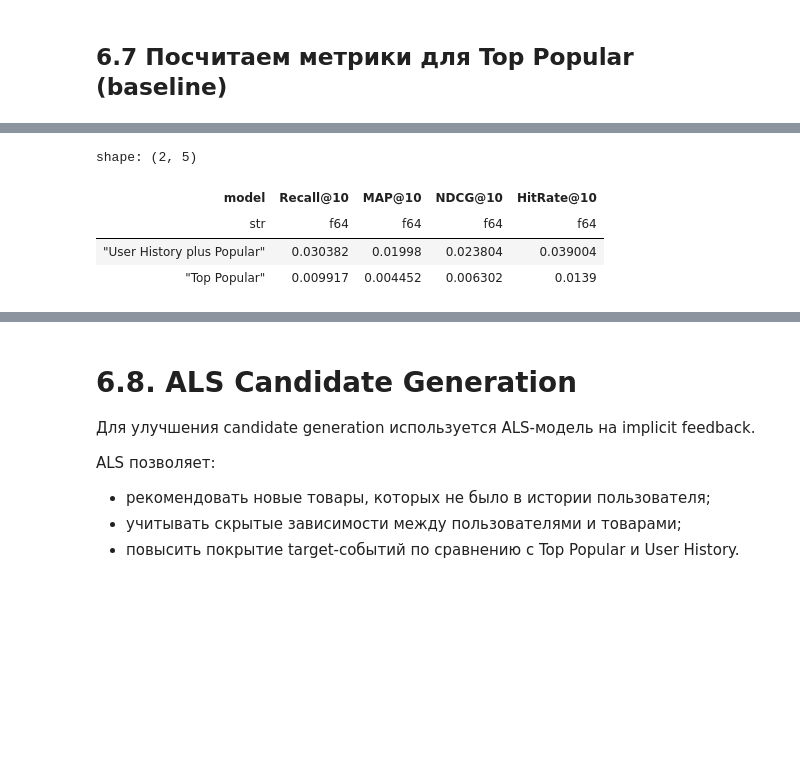
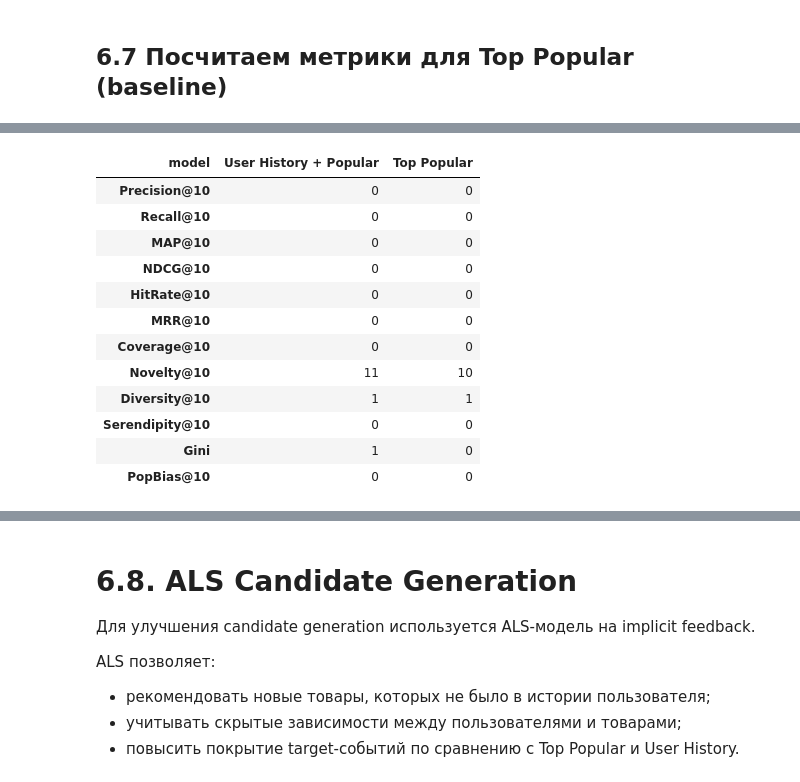
Before and after one commit to Manaam9/ecommerce-recsys, a Jupyter notebook: notebooks/02_modeling.ipynb, the cells around one changed output, grey strips where cells are left out. Saved outputs shown, nothing was run; the diff lists cells and outputs as text; code cells hidden in the pictures; blank space fills up the shorter version.

Commit message:
feat: add full metrics suite (Precision, MRR, Coverage, Novelty, Diversity, Serendipity, Gini, PopBias) to evaluation pipeline

```diff
--- a/notebooks/02_modeling.ipynb
+++ b/notebooks/02_modeling.ipynb
@@ -1338,42 +1559,49 @@ train_user_history_pd = (
     .sort_values(["visitorid", "timestamp_dt"], ascending=[True, False])
 )
 
 user_history_map = (
     train_user_history_pd.groupby("visitorid")["itemid"]
     .apply(lambda x: list(dict.fromkeys(x.tolist())))
     .to_dict()
 )
 
 hist_pop_rows = []
-
 for user_id in valid_user_list:
     history_items = user_history_map.get(user_id, [])
     combined_items = list(dict.fromkeys(history_items + popular_items))
-
     for rank, item_id in enumerate(combined_items[:50], start=1):
         hist_pop_rows.append((user_id, item_id, rank))
 
 hist_pop_predictions_pd = pd.DataFrame(
     hist_pop_rows,
     columns=["visitorid", "itemid", "rank"],
 )
 
 results, hist_pop_metrics = evaluate_and_add_model_result(
     results=results,
-    model_name="User History plus Popular",
+    model_name="User History + Popular",
     actual_df=valid_target,
     pred_df=hist_pop_predictions_pd,
     k=10,
 )
 
+# итоговая таблица — транспонированная для презентации
 comparison_table = build_results_table(results, sort_by="Recall@10")
-comparison_table
+comparison_table.to_pandas().set_index("model").T
 # %% [output]
-shape: (2, 5)
-| model | Recall@10 | MAP@10 | NDCG@10 | HitRate@10 |
-| str | f64 | f64 | f64 | f64 |
-| "User History plus Popular" | 0.030382 | 0.01998 | 0.023804 | 0.039004 |
-| "Top Popular" | 0.009917 | 0.004452 | 0.006302 | 0.0139 |
+| model | User History + Popular | Top Popular |
+| Precision@10 | 0 | 0 |
+| Recall@10 | 0 | 0 |
+| MAP@10 | 0 | 0 |
+| NDCG@10 | 0 | 0 |
+| HitRate@10 | 0 | 0 |
+| MRR@10 | 0 | 0 |
+| Coverage@10 | 0 | 0 |
+| Novelty@10 | 11 | 10 |
+| Diversity@10 | 1 | 1 |
+| Serendipity@10 | 0 | 0 |
+| Gini | 1 | 0 |
+| PopBias@10 | 0 | 0 |
 # %% [markdown]
 ## Выводы по генерации кандидатов
 
```
Also changed, not shown: parts of 40 cells of this notebook, 1 other file.
